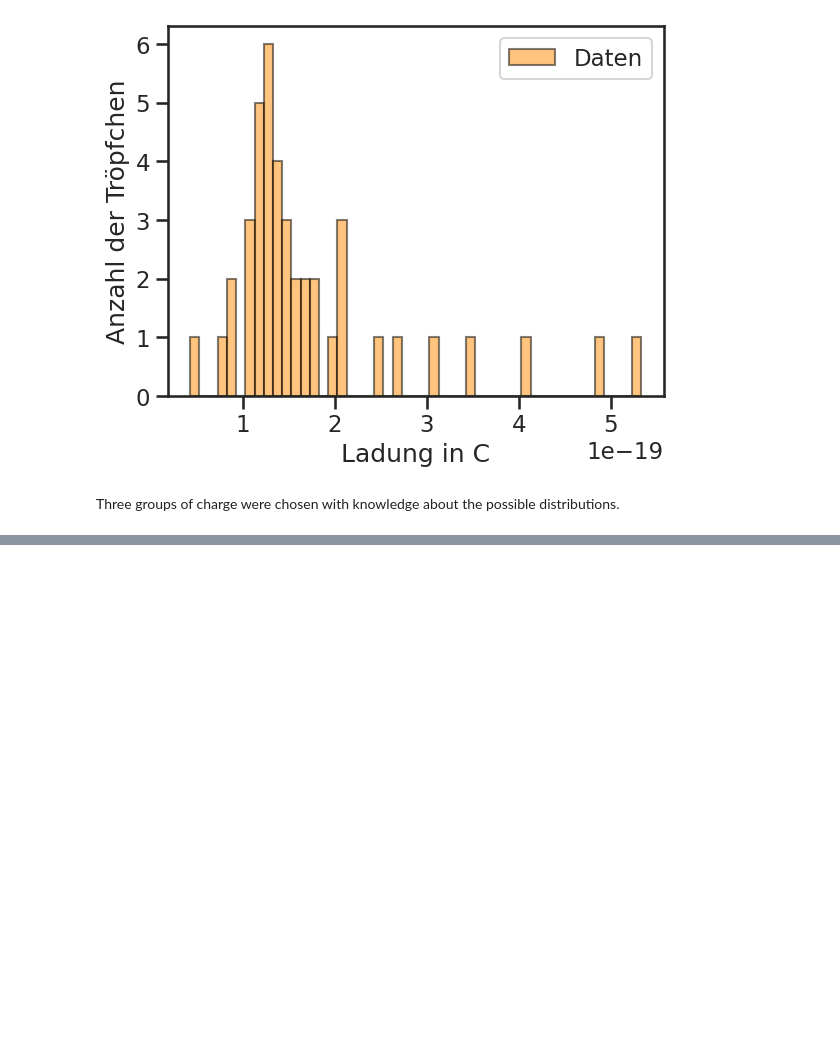
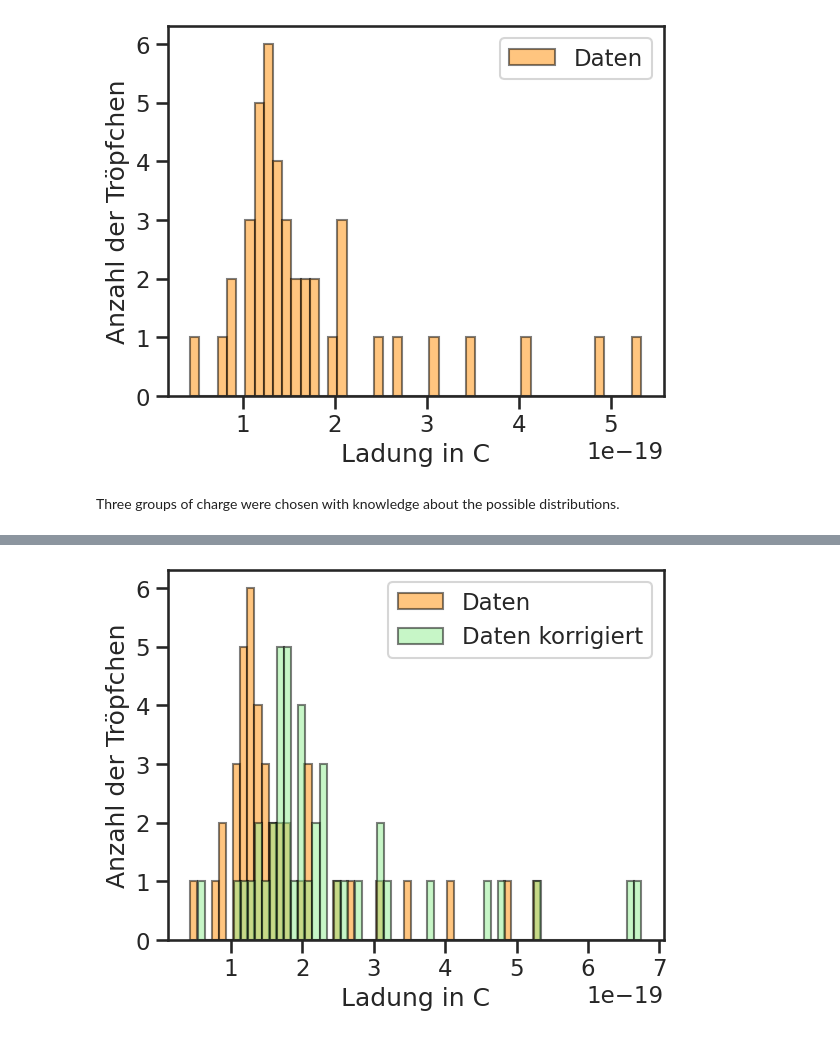
Before and after one commit to KemalOenen/Grundpraktikum2_Gruppe1_SS23, a Jupyter notebook: Versuch8/Milikan.ipynb, the cells around one changed output, grey strips where cells are left out. Cells and saved outputs as stored; diff of their text form; code cells hidden in the pictures; blank space fills up the shorter version.

```diff
--- a/Versuch8/Milikan.ipynb
+++ b/Versuch8/Milikan.ipynb
@@ -251,0 +252,30 @@ ValueError: operands could not be broadcast together with shapes (42,) (35,)
+# %%
+x = np.ones(len(r))
+for i in range(len(r)):
+    x[i] = (r[i].n*1000)**(-1)
+#vars, covmat = sp.optimize.curve_fit(linfunc,x, Q_f,)
+print('vars', vars, 'covmat', covmat)
+plt.plot(x,Q_f,'o', ms = 6, color = 'darkorange')
+#a = np.arange(min(x), max(x), 100)
+#plt.plot(a, linfunc(a,vars[0], vars[1]), label = 'Fit')
+plt.legend()
+plt.show()
+# %%
+#correct Q
+b = vars[1]
+K = 1/((1+b*x)**(3/2))
+Q_k = Q_ * K
+
+
+plt.hist(Q_, color="darkorange", label="Daten", edgecolor="black",
+         bins=np.arange(min(Q_), max(Q_) + 0.1e-19, 0.1e-19),
+         alpha=0.5)
+plt.hist(Q_k, color="lightgreen", label="Daten korrigiert", edgecolor="black",
+         bins=np.arange(min(Q_k), max(Q_k) + 0.1e-19, 0.1e-19),
+         alpha=0.5)
+plt.xlabel("Ladung in C")
+plt.ylabel("Anzahl der Tröpfchen")
+plt.legend()
+plt.show()
+# %% [output]
+[figure, added]
```
Also changed, not shown: parts of 4 cells of this notebook.
